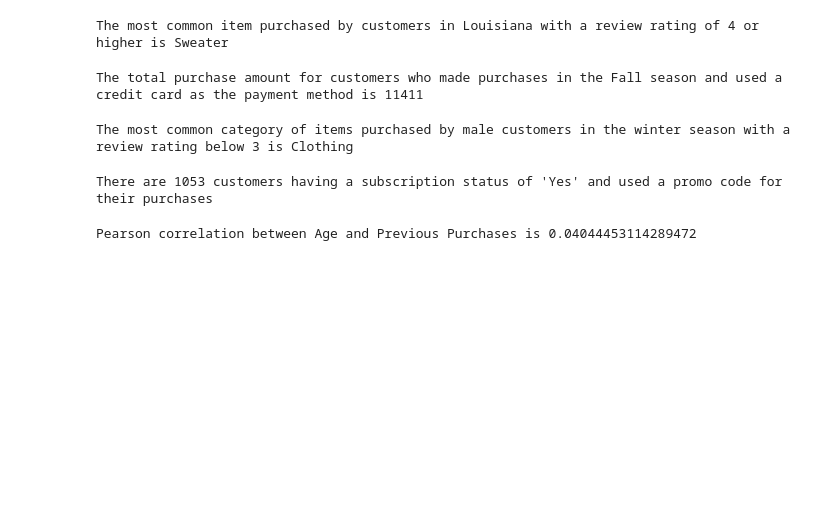
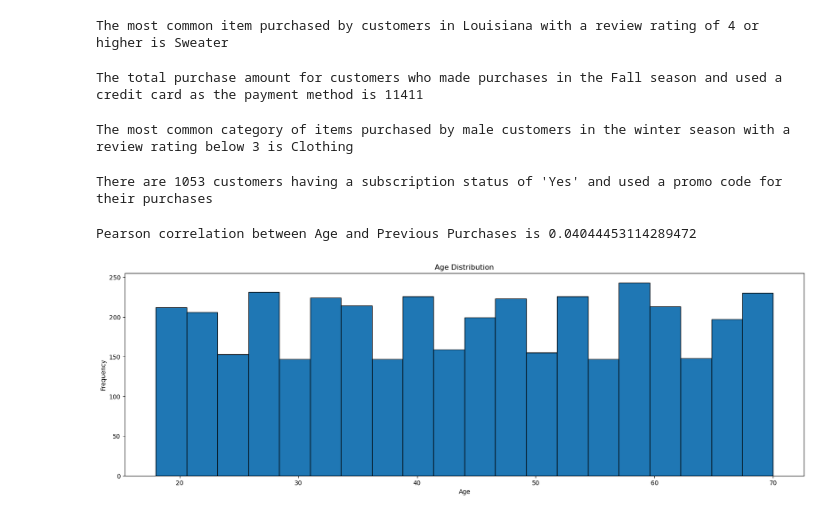
Before and after one commit to noahnoahnoahtran/project18-shopping-trend-analysis, a Jupyter notebook: shopping_trend_analysis.ipynb, the cells around one changed output. Drawn from its saved outputs; the diff is of its cells as text; code cells hidden in the pictures; blank space fills up the shorter version.

```diff
--- a/shopping_trend_analysis.ipynb
+++ b/shopping_trend_analysis.ipynb
@@ -748,3 +748,14 @@ correllation_age_previous_purchases = df['Age'].corr(df['Previous Purchases'], m
 print('Pearson correlation between Age and Previous Purchases is', correllation_age_previous_purchases)
 # %% [output]
 Pearson correlation between Age and Previous Purchases is 0.04044453114289472
+# %%
+#Histogram of Age Distribution
+
+plt.figure(figsize = (20, 6))
+plt.hist(df['Age'], bins = 20, edgecolor = 'k')
+plt.title('Age Distribution')
+plt.xlabel('Age')
+plt.ylabel('Frequency')
+plt.show()
+# %% [output]
+[figure, added]
```
Also changed, not shown: parts of 8 cells of this notebook.
